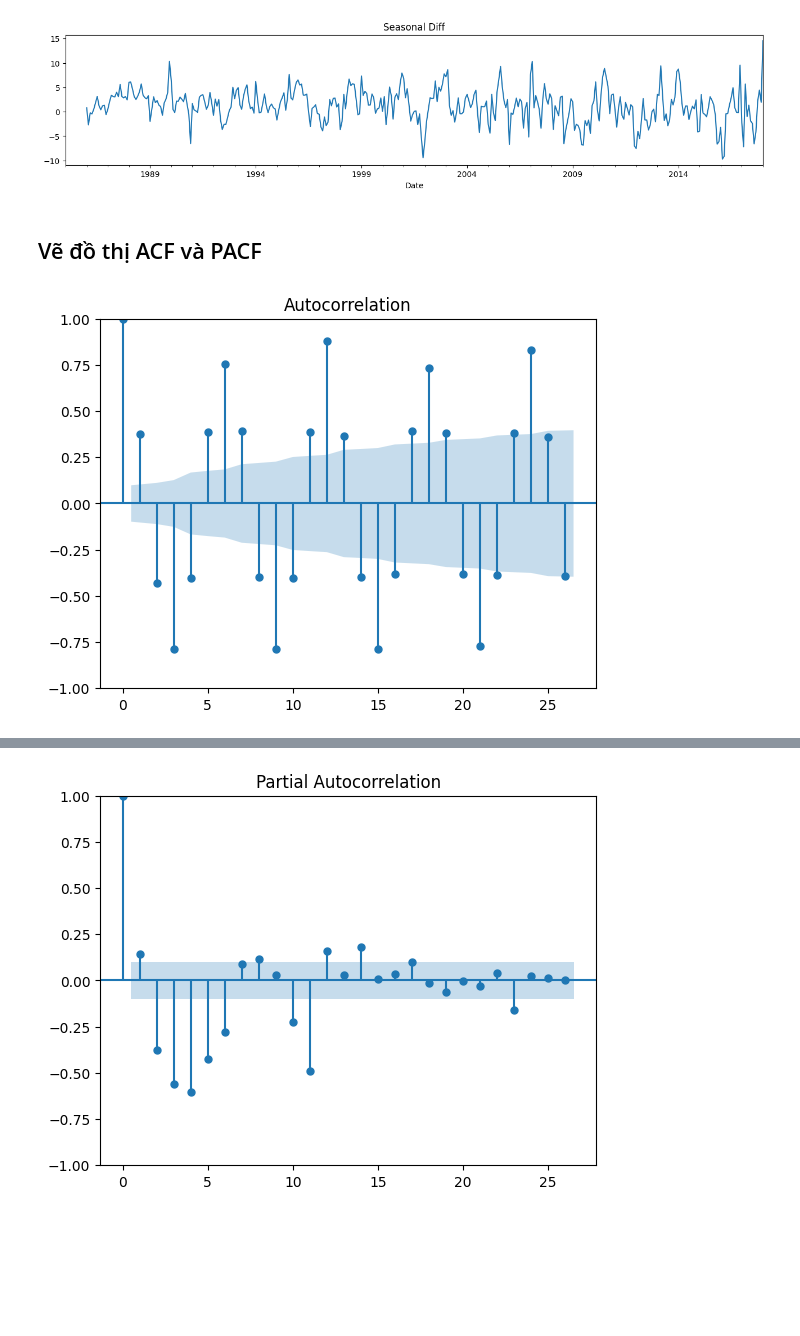
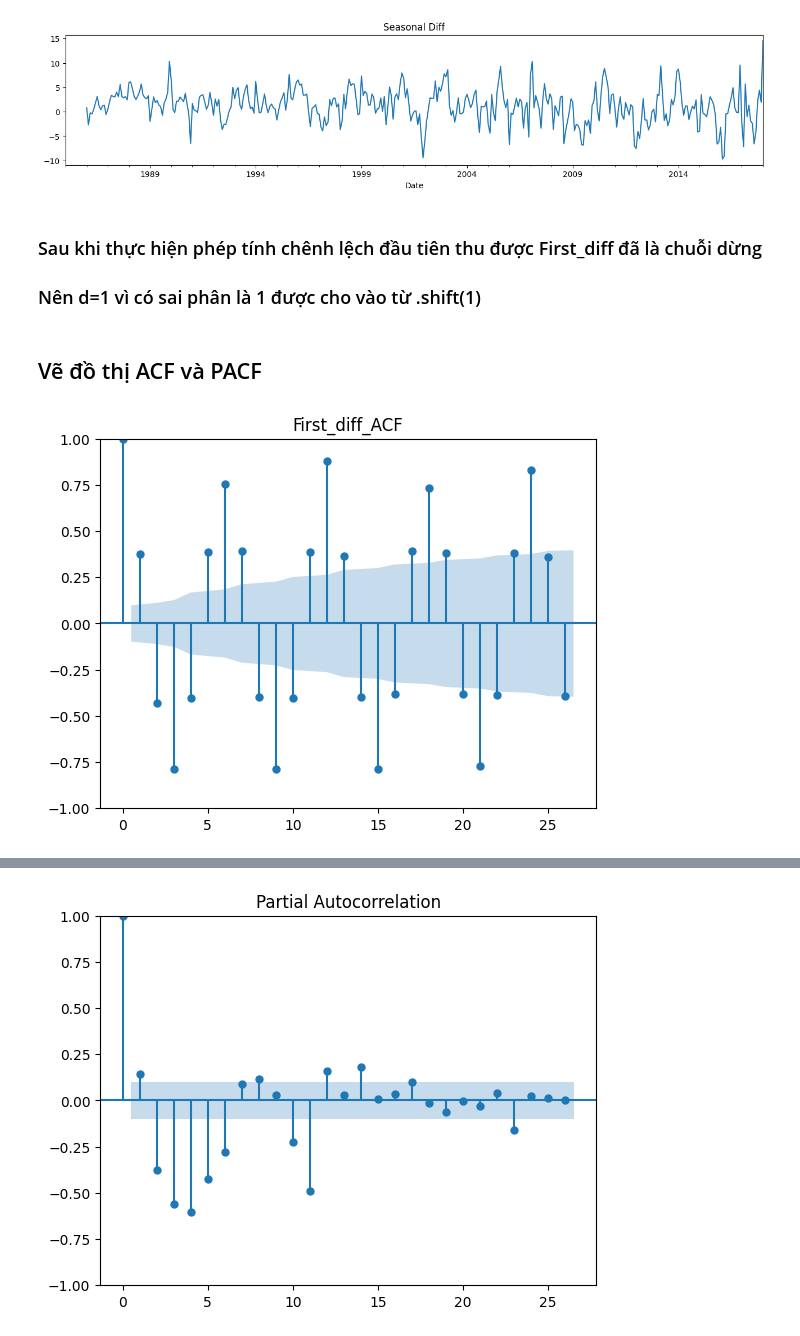
Before and after one commit to NHN-Rex/TDMU_2024-2025, a Jupyter notebook: HK2_LAB_Phan-tich-du-lieu-chuoi-thoi-gian-va-ung-dung/Lab1/code.ipynb, the cells around one changed output, grey strips where cells are left out. Drawn from its saved outputs; the diff is of its cells as text; code cells hidden in the pictures; blank space fills up the shorter version.

```diff
--- a/HK2_LAB_Phan-tich-du-lieu-chuoi-thoi-gian-va-ung-dung/Lab1/code.ipynb
+++ b/HK2_LAB_Phan-tich-du-lieu-chuoi-thoi-gian-va-ung-dung/Lab1/code.ipynb
@@ -126,11 +126,14 @@ test_p_value(df['Seasonal_diff'].dropna())
 p_value:  8.812644938089282e-07
 Bác bỏ giả thuyết NULL, dữ liệu dừng
 [figure]
+# %% [markdown]
+### Sau khi thực hiện phép tính chênh lệch đầu tiên thu được First_diff đã là chuỗi dừng
+### Nên d=1 vì có sai phân là 1 được cho vào từ .shift(1)
 # %% [markdown]
 ## Vẽ đồ thị ACF và PACF
 # %%
 from statsmodels.graphics.tsaplots import  plot_acf, plot_pacf
 
-first_diff = plot_acf(df['First_diff'].dropna())
+first_diff_acf = plot_acf(df['First_diff'].dropna(), title='First_diff_ACF')
 # %% [output]
-[figure, old version]
+[figure, new version]
```
Also changed, not shown: parts of 11 cells of this notebook, 3 other files.
